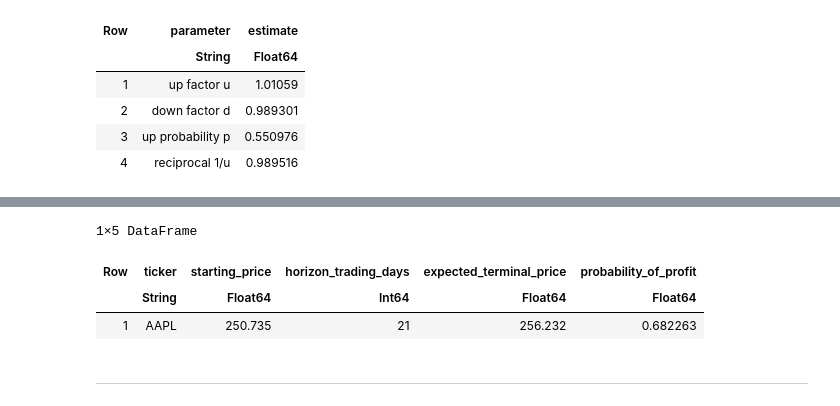
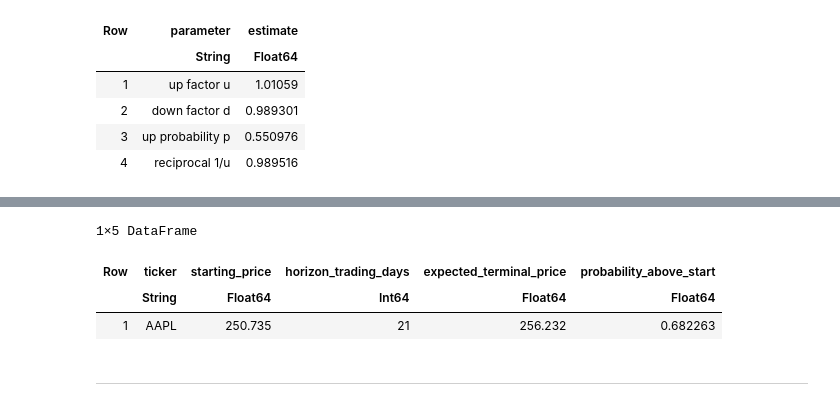
Before and after one commit to varnerlab/CHEME-5660-CourseRepository-Fall-2026, a Jupyter notebook: lectures/week-3/L3b/advanced/calibration/CHEME-5660-L3b-Advanced-Bootstrap-LatticeCalibration-Fall-2026.ipynb, the cells around one changed output, grey strips where cells are left out. Drawn from its saved outputs; the diff is of its cells as text; code cells hidden in the pictures.

```diff
--- a/lectures/week-3/L3b/advanced/calibration/CHEME-5660-L3b-Advanced-Bootstrap-LatticeCalibration-Fall-2026.ipynb
+++ b/lectures/week-3/L3b/advanced/calibration/CHEME-5660-L3b-Advanced-Bootstrap-LatticeCalibration-Fall-2026.ipynb
@@ -85,21 +90,21 @@ For a horizon of $N$ steps, $K_N\sim\operatorname{Binomial}(N,p)$ and $S_{N,k}=S
 # %%
 function terminal_forecast(S₀::Float64, u::Float64, d::Float64, p::Float64, h::Int)
     k = collect(0:h)
     prices = S₀ .* u .^ k .* d .^ (h .- k)
     probabilities = pdf.(Binomial(h, p), k)
     return (expected_terminal_price = sum(prices .* probabilities),
-        probability_of_profit = sum(probabilities[prices .> S₀]))
+        probability_above_start = sum(probabilities[prices .> S₀]))
 end
 
 S₀ = Float64(last(firm_data.volume_weighted_average_price))
 horizon = 21
 point_forecast = terminal_forecast(S₀, û, d̂, p̂, horizon)
 DataFrame(ticker = ticker, starting_price = S₀, horizon_trading_days = horizon,
     expected_terminal_price = point_forecast.expected_terminal_price,
-    probability_of_profit = point_forecast.probability_of_profit)
+    probability_above_start = point_forecast.probability_above_start)
 # %% [output]
 1×5 DataFrame
-| Row | ticker | starting_price | horizon_trading_days | expected_terminal_price | probability_of_profit |
+| Row | ticker | starting_price | horizon_trading_days | expected_terminal_price | probability_above_start |
 |  | String | Float64 | Int64 | Float64 | Float64 |
 | 1 | AAPL | 250.735 | 21 | 256.232 | 0.682263 |
 # %% [markdown]
```
Also changed, not shown: parts of 12 cells of this notebook, 2 other files.
